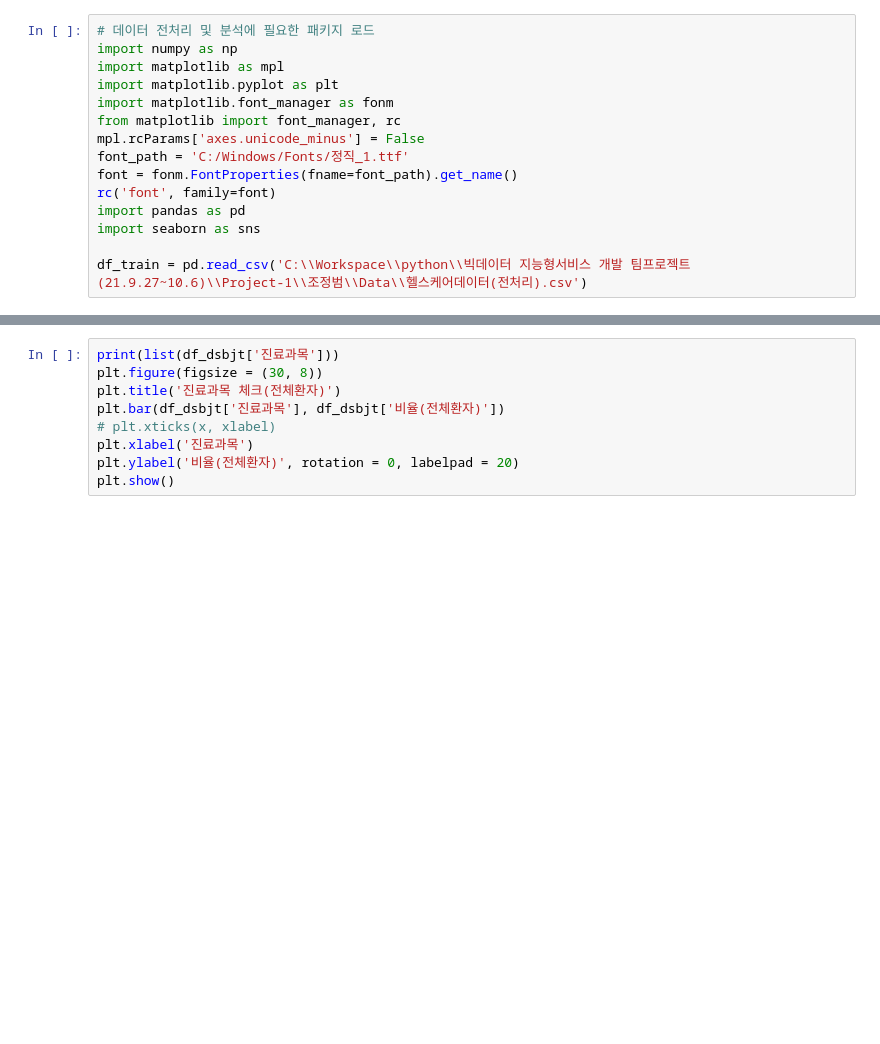
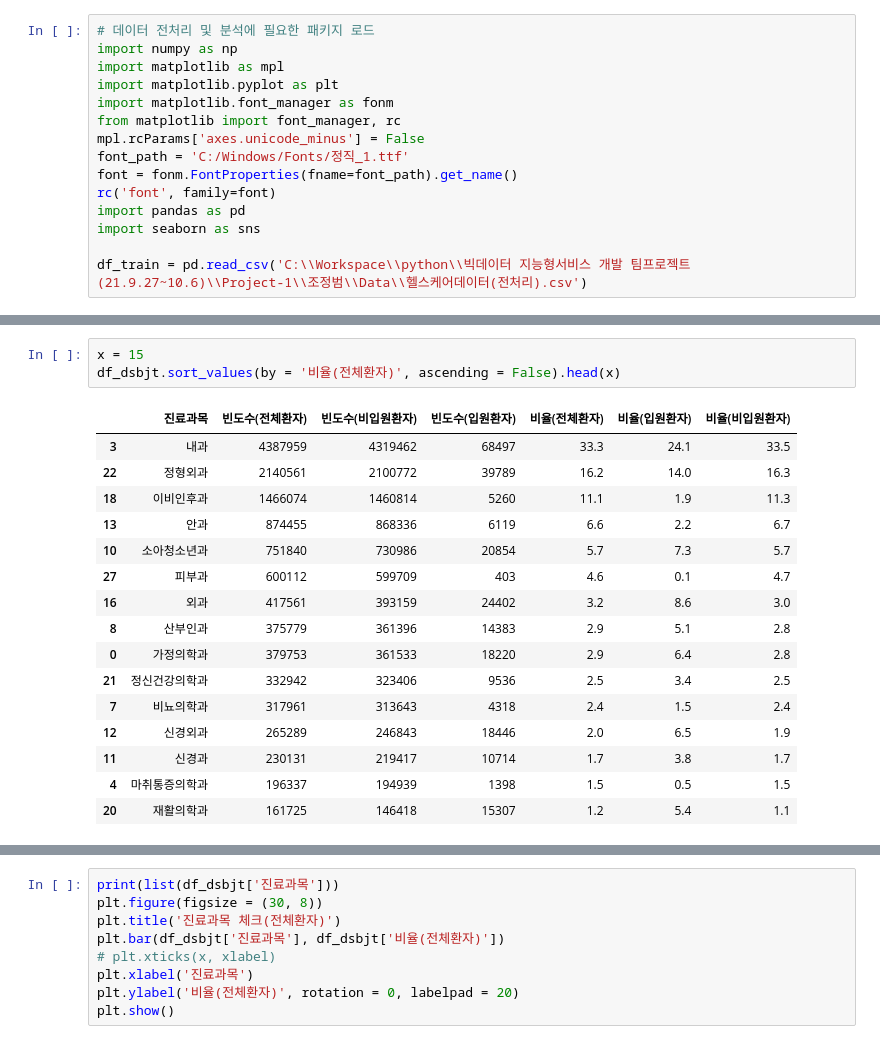
Before and after one commit to Data-PPOGAEGI/Project-1, a Jupyter notebook: 조정범/데이터 전처리 및 시각화2.ipynb, the cells around one changed output, grey strips where cells are left out. Cells and saved outputs as stored; diff of their text form; blank space fills up the shorter version.

```diff
--- a/조정범/데이터 전처리 및 시각화2.ipynb
+++ b/조정범/데이터 전처리 및 시각화2.ipynb
@@ -105,0 +121,20 @@ df_dsbjt
+# %%
+x = 15
+df_dsbjt.sort_values(by = '비율(전체환자)', ascending = False).head(x)
+# %% [output]
+|  | 진료과목 | 빈도수(전체환자) | 빈도수(비입원환자) | 빈도수(입원환자) | 비율(전체환자) | 비율(입원환자) | 비율(비입원환자) |
+| 3 | 내과 | 4387959 | 4319462 | 68497 | 33.3 | 24.1 | 33.5 |
+| 22 | 정형외과 | 2140561 | 2100772 | 39789 | 16.2 | 14.0 | 16.3 |
+| 18 | 이비인후과 | 1466074 | 1460814 | 5260 | 11.1 | 1.9 | 11.3 |
+| 13 | 안과 | 874455 | 868336 | 6119 | 6.6 | 2.2 | 6.7 |
+| 10 | 소아청소년과 | 751840 | 730986 | 20854 | 5.7 | 7.3 | 5.7 |
+| 27 | 피부과 | 600112 | 599709 | 403 | 4.6 | 0.1 | 4.7 |
+| 16 | 외과 | 417561 | 393159 | 24402 | 3.2 | 8.6 | 3.0 |
+| 8 | 산부인과 | 375779 | 361396 | 14383 | 2.9 | 5.1 | 2.8 |
+| 0 | 가정의학과 | 379753 | 361533 | 18220 | 2.9 | 6.4 | 2.8 |
+| 21 | 정신건강의학과 | 332942 | 323406 | 9536 | 2.5 | 3.4 | 2.5 |
+| 7 | 비뇨의학과 | 317961 | 313643 | 4318 | 2.4 | 1.5 | 2.4 |
+| 12 | 신경외과 | 265289 | 246843 | 18446 | 2.0 | 6.5 | 1.9 |
+| 11 | 신경과 | 230131 | 219417 | 10714 | 1.7 | 3.8 | 1.7 |
+| 4 | 마취통증의학과 | 196337 | 194939 | 1398 | 1.5 | 0.5 | 1.5 |
+| 20 | 재활의학과 | 161725 | 146418 | 15307 | 1.2 | 5.4 | 1.1 |
```
Also changed, not shown: parts of 7 cells of this notebook, 3 other files.
